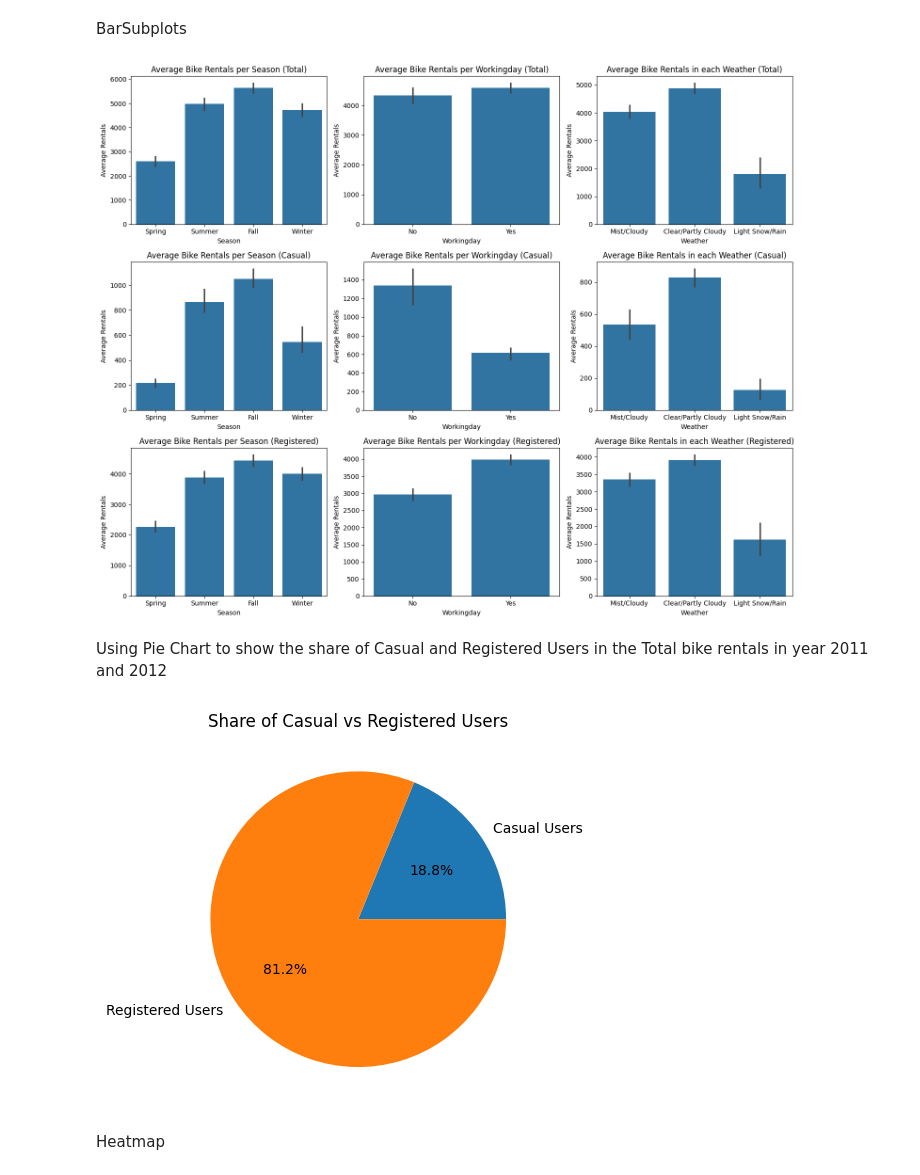
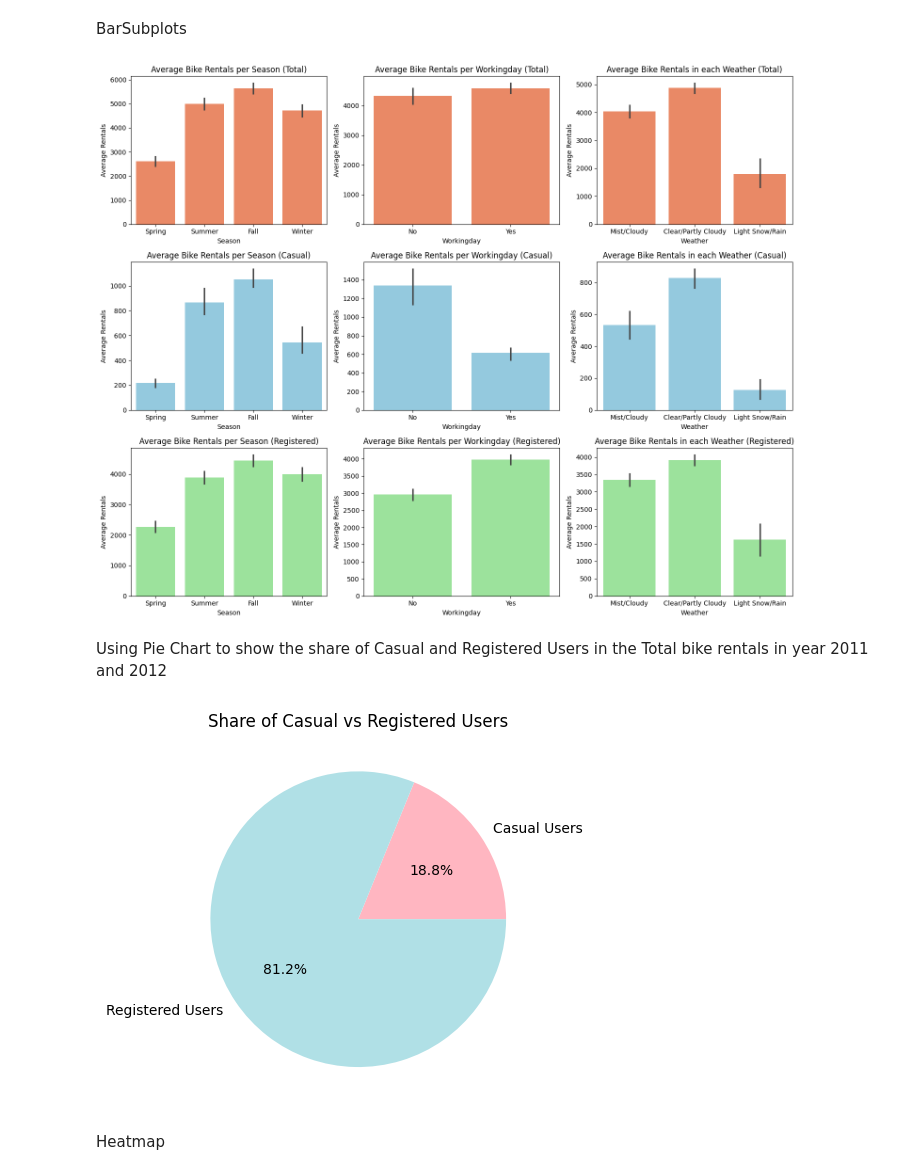
Before and after one commit to anik8C/EDA-of-Bike-Sharing-in-DC, a Jupyter notebook: EDA.ipynb, the cells around one changed output. Cells and saved outputs as stored; diff of their text form; code cells hidden in the pictures.

```diff
--- a/EDA.ipynb
+++ b/EDA.ipynb
@@ -134,19 +129,19 @@ fig, axs = plt.subplots(3,3,figsize=(15, 12))
 
 #--------Total--------
 
-sns.barplot(data = df, x = "Season", y = "Total Rented", ax = axs[0,0])
+sns.barplot(data = df, x = "Season", y = "Total Rented", ax = axs[0,0], color = "coral")
 axs[0,0].set_title('Average Bike Rentals per Season (Total)')
 axs[0,0].set_xlabel("Season")
 axs[0,0].set_ylabel('Average Rentals')
 # plt.show()
 
-sns.barplot(data = df, x = "Workingday", y = "Total Rented", ax = axs[0,1])
+sns.barplot(data = df, x = "Workingday", y = "Total Rented", ax = axs[0,1], color = "coral")
 axs[0,1].set_title('Average Bike Rentals per Workingday (Total)')
 axs[0,1].set_xlabel("Workingday")
 axs[0,1].set_ylabel('Average Rentals')
 # plt.show()
 
-sns.barplot(data = df, x = "Weather", y = "Total Rented", ax = axs[0,2])
+sns.barplot(data = df, x = "Weather", y = "Total Rented", ax = axs[0,2], color = "coral")
 axs[0,2].set_title('Average Bike Rentals in each Weather (Total)')
 axs[0,2].set_xlabel("Weather")
 axs[0,2].set_ylabel('Average Rentals')
@@ -155,59 +150,59 @@ axs[0,2].set_ylabel('Average Rentals')
 
 #---------Casual-----------
 
-sns.barplot(data = df, x = "Season", y = "Casual", ax = axs[1,0], estimator=np.median)
+sns.barplot(data = df, x = "Season", y = "Casual", ax = axs[1,0], estimator=np.median, color = "skyblue")
 axs[1,0].set_title('Average Bike Rentals per Season (Casual)')
 axs[1,0].set_xlabel("Season")
 axs[1,0].set_ylabel('Average Rentals')
 # plt.show()
 
-sns.barplot(data = df, x = "Workingday", y = "Casual", ax = axs[1,1], estimator=np.median)
+sns.barplot(data = df, x = "Workingday", y = "Casual", ax = axs[1,1], estimator=np.median, color = "skyblue")
 axs[1,1].set_title('Average Bike Rentals per Workingday (Casual)')
 axs[1,1].set_xlabel("Workingday")
 axs[1,1].set_ylabel('Average Rentals')
 # plt.show()
 
-sns.barplot(data = df, x = "Weather", y = "Casual", ax = axs[1,2], estimator=np.median)
+sns.barplot(data = df, x = "Weather", y = "Casual", ax = axs[1,2], estimator=np.median, color = "skyblue")
 axs[1,2].set_title('Average Bike Rentals in each Weather (Casual)')
 axs[1,2].set_xlabel("Weather")
 axs[1,2].set_ylabel('Average Rentals')
 # plt.show()
 
 #-------Registered----------
 
-sns.barplot(data = df, x = "Season", y = "Registered", ax = axs[2,0])
+sns.barplot(data = df, x = "Season", y = "Registered", ax = axs[2,0], color="lightgreen")
 axs[2,0].set_title('Average Bike Rentals per Season (Registered)')
 axs[2,0].set_xlabel("Season")
 axs[2,0].set_ylabel('Average Rentals')
 # plt.show()
 
-sns.barplot(data = df, x = "Workingday", y = "Registered",ax = axs[2,1])
+sns.barplot(data = df, x = "Workingday", y = "Registered",ax = axs[2,1], color="lightgreen")
 axs[2,1].set_title('Average Bike Rentals per Workingday (Registered)')
 axs[2,1].set_xlabel("Workingday")
 axs[2,1].set_ylabel('Average Rentals')
 # plt.show()
 
-sns.barplot(data = df, x = "Weather", y = "Registered", ax = axs[2,2])
+sns.barplot(data = df, x = "Weather", y = "Registered", ax = axs[2,2], color="lightgreen")
 axs[2,2].set_title('Average Bike Rentals in each Weather (Registered)')
 axs[2,2].set_xlabel("Weather")
 axs[2,2].set_ylabel('Average Rentals')
 # plt.show()
 
 plt.tight_layout()
 plt.show()
 # %% [output]
-[figure, old version]
+[figure, new version]
 # %% [markdown]
 Using Pie Chart to show the share of Casual and Registered Users in the Total bike rentals in year 2011 and 2012
 # %%
 values = [df["Casual"].sum(), df["Registered"].sum()]
 lbl = ("Casual Users", "Registered Users")
 
-plt.pie(values, labels = lbl, autopct = "%.1f%%")
+plt.pie(values, labels = lbl, autopct = "%.1f%%", colors = ("#FFB6C1", "#B0E0E6"))
 plt.title("Share of Casual vs Registered Users")
 plt.show()
 # %% [output]
-[figure, old version]
+[figure, new version]
 # %% [markdown]
 Heatmap
 # %%
```
Also changed, not shown: parts of 1 cell of this notebook.
